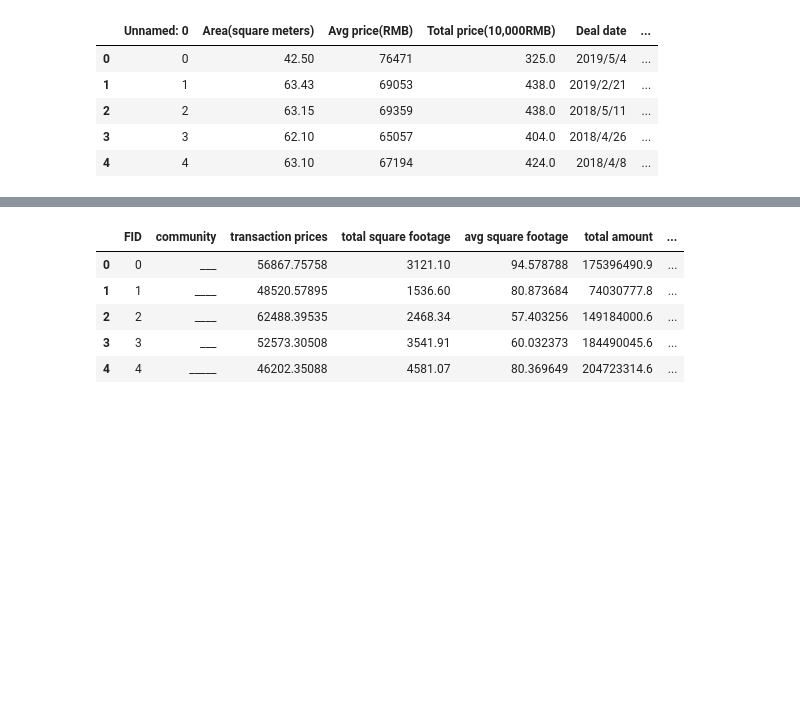
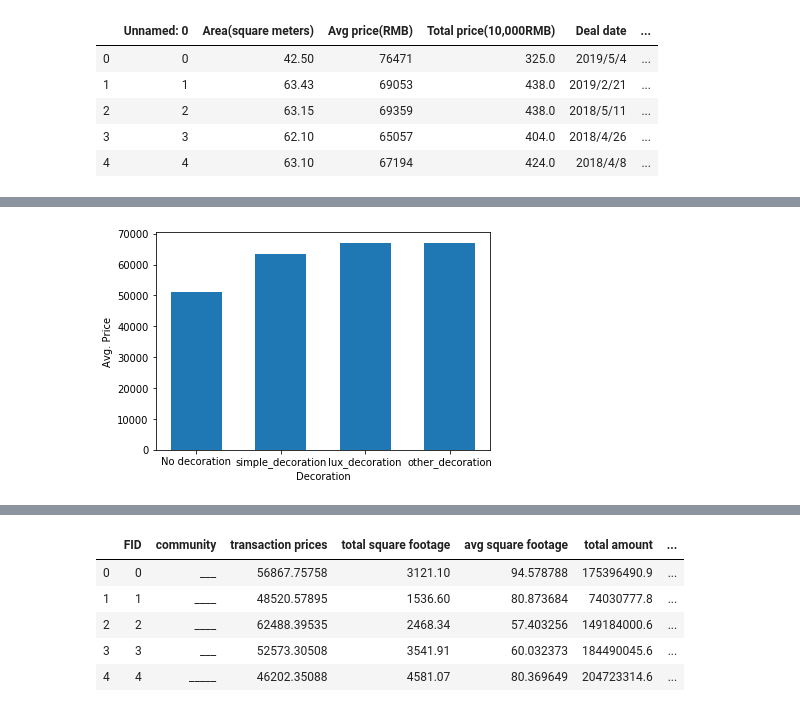
Before and after one commit to ShuweiLeung/ECE-143, a Jupyter notebook: visualization_prediction.ipynb, the cells around one changed output, grey strips where cells are left out. Saved outputs shown, nothing was run; the diff lists cells and outputs as text; code cells hidden in the pictures; blank space fills up the shorter version.

Commit message:
Add two bar Graph and a map Graph

```diff
--- a/visualization_prediction.ipynb
+++ b/visualization_prediction.ipynb
@@ -37,0 +38,18 @@ plt.show()
+# %%
+no_dec = house.loc[house['decoration'] == 0]
+simple_dec = house.loc[house['decoration'] == 1]
+other_dec = house.loc[house['decoration'] == 2]
+lux_dec = house.loc[house['decoration'] == 3]
+no_dec_mean = no_dec["Avg price(RMB)"].mean()
+simple_dec_mean = simple_dec["Avg price(RMB)"].mean()
+other_dec_mean = other_dec["Avg price(RMB)"].mean()
+lux_dec_mean = lux_dec["Avg price(RMB)"].mean()
+
+mean_list = [no_dec_mean, simple_dec_mean, lux_dec_mean, other_dec_mean]
+label = ["No decoration", "simple_decoration", "lux_decoration", "other_decoration"]
+plt.bar(label, mean_list, width = 0.6)
+plt.xlabel('Decoration')
+plt.ylabel('Avg. Price')
+plt.show()
+# %% [output]
+[figure, added]
```
Also changed, not shown: parts of 20 cells of this notebook.
